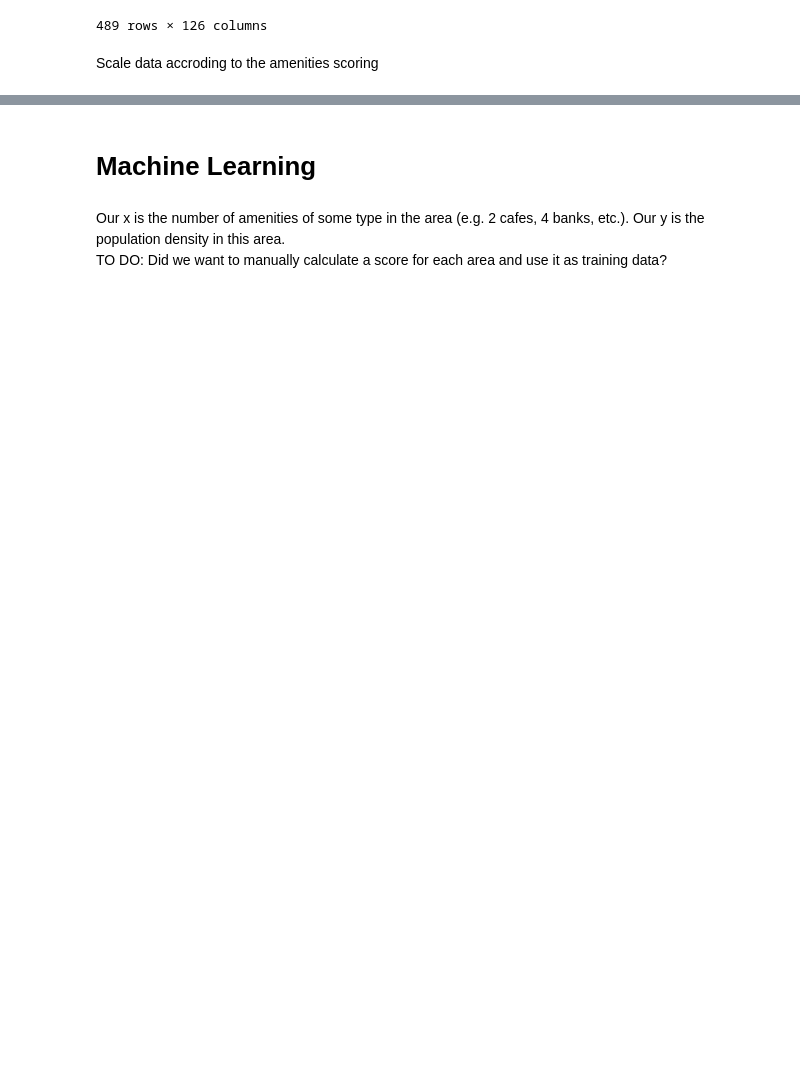
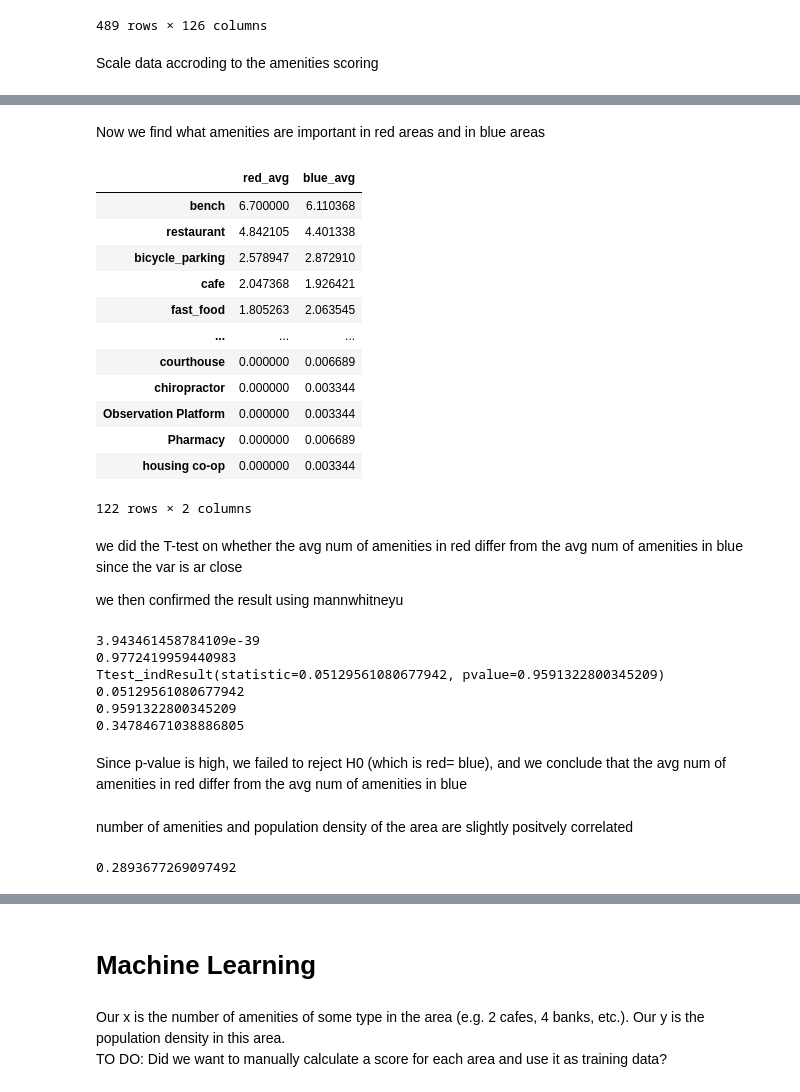
Before and after one commit to Rauf00/population_analysis, a Jupyter notebook: project.ipynb, the cells around one changed output, grey strips where cells are left out. Drawn from its saved outputs; the diff is of its cells as text; code cells hidden in the pictures; blank space fills up the shorter version.

```diff
--- a/project.ipynb
+++ b/project.ipynb
@@ -107,0 +187,57 @@ plt.scatter(scaled_df_train['sum'], scaled_df_train['population_density'], 0.5)
+# %% [markdown]
+Now we find what amenities are important in red areas and in blue areas
+# %%
+red_areas_amenities = red_areas.drop(['population', 'geometry', 'area', 'population_density', 'predicted_population_density_difference',	'percentage_difference', 'amenity_count'], axis=1)
+red_areas_amenities_avg = red_areas_amenities.mean().sort_values(ascending=False)
+
+blue_areas_amenities = blue_areas.drop(['population', 'geometry', 'area', 'population_density', 'predicted_population_density_difference',	'percentage_difference', 'amenity_count'], axis=1)
+blue_areas_amenities_avg = blue_areas_amenities.mean().sort_values(ascending=False)
+
+red_and_blue_avg = pd.concat([red_areas_amenities_avg, blue_areas_amenities_avg], axis=1).rename({0: 'red_avg', 1:'blue_avg'}, axis=1)
+red_and_blue_avg
+# %% [output]
+|  | red_avg | blue_avg |
+| bench | 6.700000 | 6.110368 |
+| restaurant | 4.842105 | 4.401338 |
+| bicycle_parking | 2.578947 | 2.872910 |
+| cafe | 2.047368 | 1.926421 |
+| fast_food | 1.805263 | 2.063545 |
+| ... | ... | ... |
+| courthouse | 0.000000 | 0.006689 |
+| chiropractor | 0.000000 | 0.003344 |
+| Observation Platform | 0.000000 | 0.003344 |
+| Pharmacy | 0.000000 | 0.006689 |
+| housing co-op | 0.000000 | 0.003344 |
+122 rows × 2 columns
+# %% [markdown]
+we did the T-test on whether the avg num of amenities in red differ from the avg num of amenities in blue since the var is ar close
+
+we then confirmed the result using mannwhitneyu
+# %%
+red_and_blue_avg = red_and_blue_avg.dropna()
+
+from scipy import stats
+print(stats.normaltest(red_and_blue_avg['red_avg']).pvalue)
+print(stats.levene(red_and_blue_avg['red_avg'], red_and_blue_avg['blue_avg']).pvalue)
+
+ttest = stats.ttest_ind(red_and_blue_avg['red_avg'], red_and_blue_avg['blue_avg'])
+print(ttest)
+print(ttest.statistic)
+print(ttest.pvalue)
+
+print(stats.mannwhitneyu(red_and_blue_avg['red_avg'], red_and_blue_avg['blue_avg']).pvalue)
+# %% [output]
+3.943461458784109e-39
+0.9772419959440983
+Ttest_indResult(statistic=0.05129561080677942, pvalue=0.9591322800345209)
+0.05129561080677942
+0.9591322800345209
+0.34784671038886805
+# %% [markdown]
+Since p-value is high, we failed to reject H0 (which is red= blue), and we conclude that the avg num of amenities in red differ from the avg num of amenities in blue
+# %% [markdown]
+number of amenities and population density of the area are slightly positvely correlated
+# %%
+red_areas['amenity_count'].corr(red_areas['population_density'])
+# %% [output]
+0.2893677269097492
```
Also changed, not shown: parts of 18 cells of this notebook, 1 other file.
